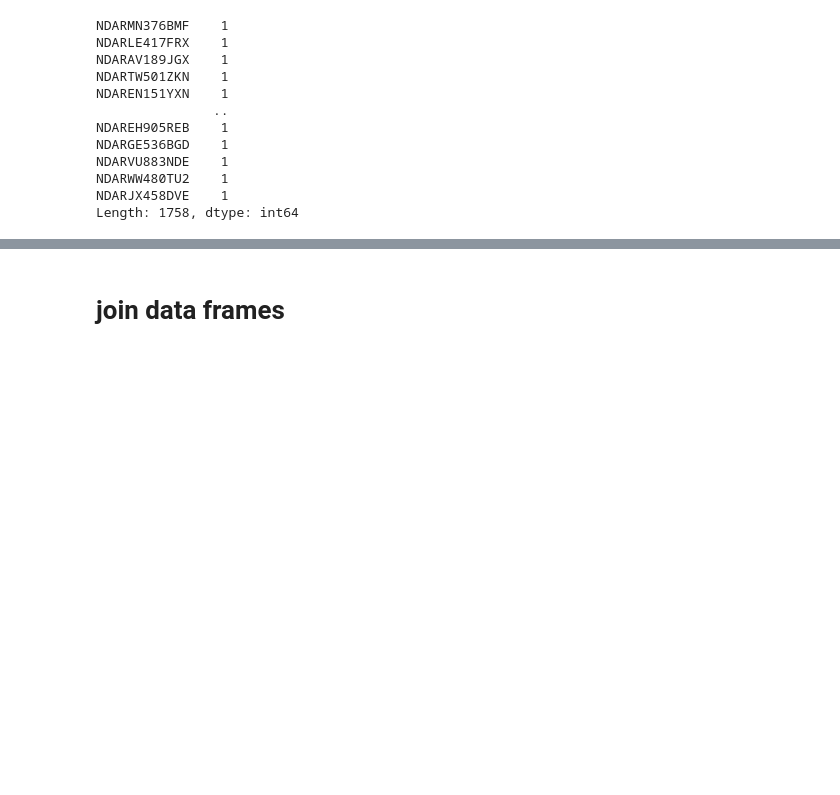
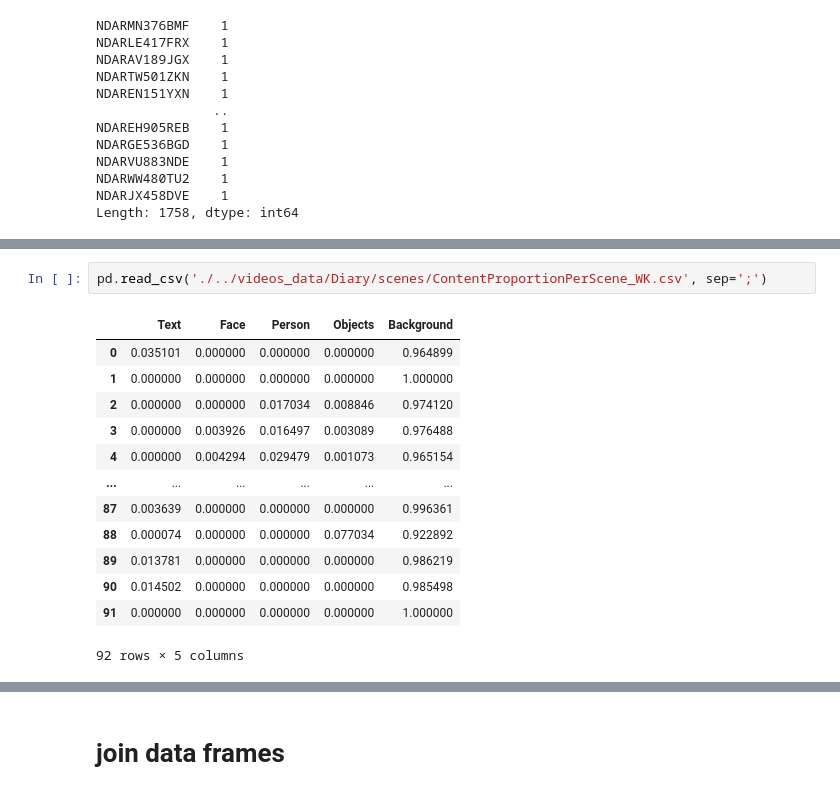
Before and after one commit to gastonbujia/SaliencyADHD, a Jupyter notebook: notebooks/data_check.ipynb, the cells around one changed output, grey strips where cells are left out. Drawn from its saved outputs; the diff is of its cells as text; blank space fills up the shorter version.

```diff
--- a/notebooks/data_check.ipynb
+++ b/notebooks/data_check.ipynb
@@ -77,0 +144,16 @@ Length: 1758, dtype: int64
+# %%
+pd.read_csv('./../videos_data/Diary/scenes/ContentProportionPerScene_WK.csv', sep=';')
+# %% [output]
+|  | Text | Face | Person | Objects | Background |
+| 0 | 0.035101 | 0.000000 | 0.000000 | 0.000000 | 0.964899 |
+| 1 | 0.000000 | 0.000000 | 0.000000 | 0.000000 | 1.000000 |
+| 2 | 0.000000 | 0.000000 | 0.017034 | 0.008846 | 0.974120 |
+| 3 | 0.000000 | 0.003926 | 0.016497 | 0.003089 | 0.976488 |
+| 4 | 0.000000 | 0.004294 | 0.029479 | 0.001073 | 0.965154 |
+| ... | ... | ... | ... | ... | ... |
+| 87 | 0.003639 | 0.000000 | 0.000000 | 0.000000 | 0.996361 |
+| 88 | 0.000074 | 0.000000 | 0.000000 | 0.077034 | 0.922892 |
+| 89 | 0.013781 | 0.000000 | 0.000000 | 0.000000 | 0.986219 |
+| 90 | 0.014502 | 0.000000 | 0.000000 | 0.000000 | 0.985498 |
+| 91 | 0.000000 | 0.000000 | 0.000000 | 0.000000 | 1.000000 |
+92 rows × 5 columns
```
Also changed, not shown: parts of 26 cells of this notebook, 6 other files.
